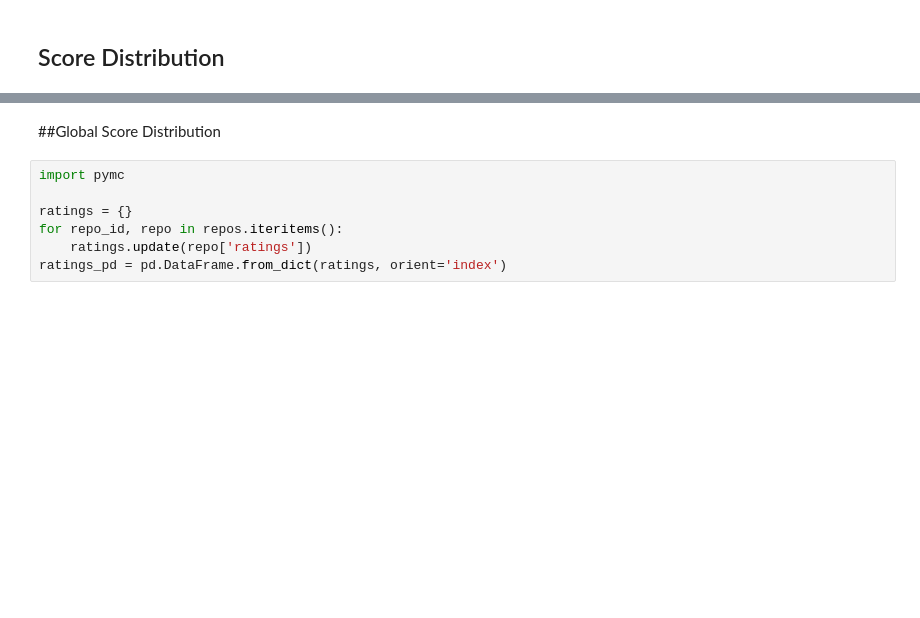
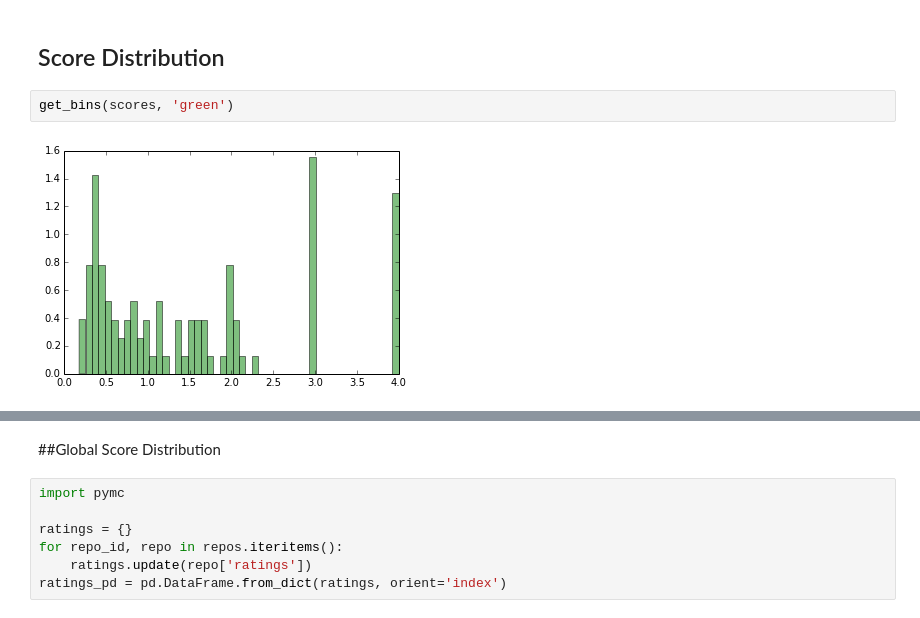
Before and after one commit to gitlinks/notebooks, a Jupyter notebook: Karma and Score Simulation.ipynb, the cells around one changed output, grey strips where cells are left out. Saved outputs shown, nothing was run; the diff lists cells and outputs as text; blank space fills up the shorter version.

```diff
--- a/Karma and Score Simulation.ipynb
+++ b/Karma and Score Simulation.ipynb
@@ -190,4 +190,8 @@ plt.show()
 # %% [markdown]
 ## Score Distribution
+# %%
+get_bins(scores, 'green')
+# %% [output]
+[figure, added]
 # %%
 scores = []
```
Also changed, not shown: parts of 4 cells of this notebook.
